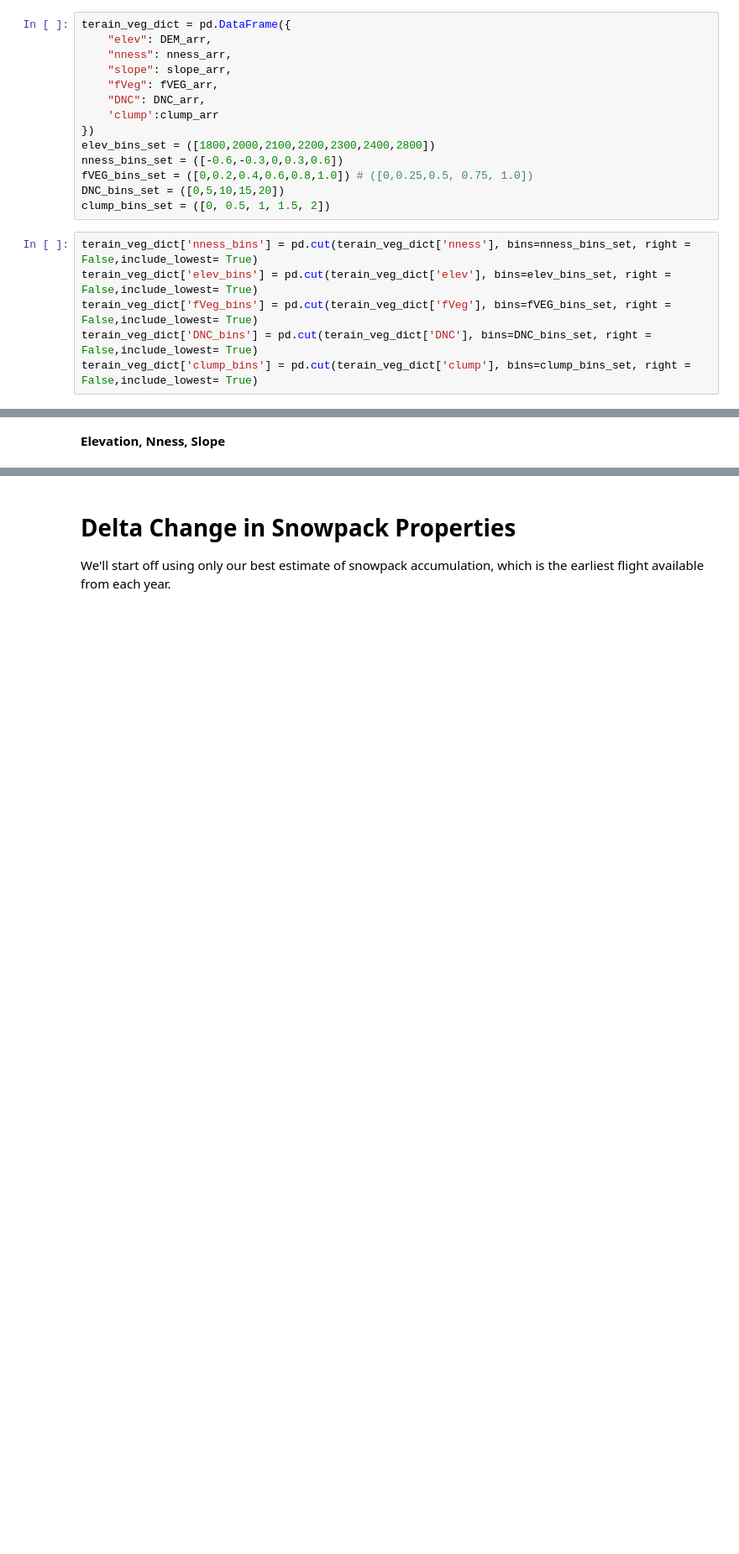
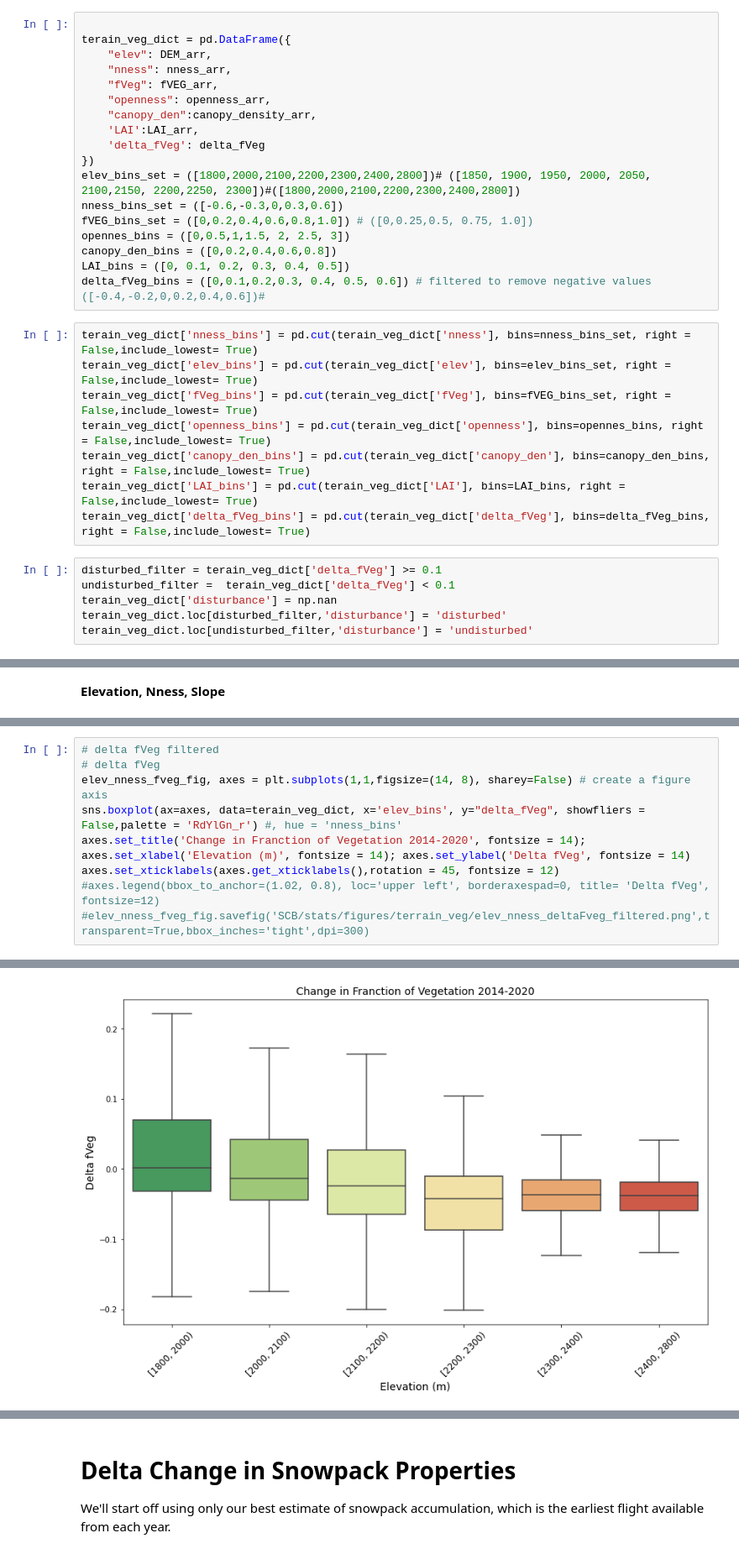
Before and after one commit to carapiske/PDAL_workflow, a Jupyter notebook: stats_workflow_SCB_NCALM.ipynb, the cells around one changed output, grey strips where cells are left out. Shown at 84% size. Saved outputs shown, nothing was run; the diff lists cells and outputs as text; blank space fills up the shorter version.

```diff
--- a/stats_workflow_SCB_NCALM.ipynb
+++ b/stats_workflow_SCB_NCALM.ipynb
@@ -73,25 +85,37 @@ clump_arr = raster_to_array('SCB/Sagehen_lidar/NCALM/NCALM_SCB_2014/veg_strata/v
 # %% [markdown]
 #### Define bins
 # %%
+
 terain_veg_dict = pd.DataFrame({
     "elev": DEM_arr,
     "nness": nness_arr,
-    "slope": slope_arr,
     "fVeg": fVEG_arr,
-    "DNC": DNC_arr,
-    'clump':clump_arr
+    "openness": openness_arr,
+    "canopy_den":canopy_density_arr,
+    'LAI':LAI_arr,
+    'delta_fVeg': delta_fVeg
 })
-elev_bins_set = ([1800,2000,2100,2200,2300,2400,2800])
+elev_bins_set = ([1800,2000,2100,2200,2300,2400,2800])# ([1850, 1900, 1950, 2000, 2050, 2100,2150, 2200,2250, 2300])#([1800,2000,2100,2200,2300,2400,2800])
 nness_bins_set = ([-0.6,-0.3,0,0.3,0.6])
 fVEG_bins_set = ([0,0.2,0.4,0.6,0.8,1.0]) # ([0,0.25,0.5, 0.75, 1.0])
-DNC_bins_set = ([0,5,10,15,20])
-clump_bins_set = ([0, 0.5, 1, 1.5, 2])
+opennes_bins = ([0,0.5,1,1.5, 2, 2.5, 3])
+canopy_den_bins = ([0,0.2,0.4,0.6,0.8])
+LAI_bins = ([0, 0.1, 0.2, 0.3, 0.4, 0.5])
+delta_fVeg_bins = ([0,0.1,0.2,0.3, 0.4, 0.5, 0.6]) # filtered to remove negative values ([-0.4,-0.2,0,0.2,0.4,0.6])#
 # %%
 terain_veg_dict['nness_bins'] = pd.cut(terain_veg_dict['nness'], bins=nness_bins_set, right = False,include_lowest= True)
 terain_veg_dict['elev_bins'] = pd.cut(terain_veg_dict['elev'], bins=elev_bins_set, right = False,include_lowest= True)
 terain_veg_dict['fVeg_bins'] = pd.cut(terain_veg_dict['fVeg'], bins=fVEG_bins_set, right = False,include_lowest= True)
-terain_veg_dict['DNC_bins'] = pd.cut(terain_veg_dict['DNC'], bins=DNC_bins_set, right = False,include_lowest= True)
-terain_veg_dict['clump_bins'] = pd.cut(terain_veg_dict['clump'], bins=clump_bins_set, right = False,include_lowest= True)
+terain_veg_dict['openness_bins'] = pd.cut(terain_veg_dict['openness'], bins=opennes_bins, right = False,include_lowest= True)
+terain_veg_dict['canopy_den_bins'] = pd.cut(terain_veg_dict['canopy_den'], bins=canopy_den_bins, right = False,include_lowest= True)
+terain_veg_dict['LAI_bins'] = pd.cut(terain_veg_dict['LAI'], bins=LAI_bins, right = False,include_lowest= True)
+terain_veg_dict['delta_fVeg_bins'] = pd.cut(terain_veg_dict['delta_fVeg'], bins=delta_fVeg_bins, right = False,include_lowest= True)
+# %%
+disturbed_filter = terain_veg_dict['delta_fVeg'] >= 0.1
+undisturbed_filter =  terain_veg_dict['delta_fVeg'] < 0.1
+terain_veg_dict['disturbance'] = np.nan
+terain_veg_dict.loc[disturbed_filter,'disturbance'] = 'disturbed'
+terain_veg_dict.loc[undisturbed_filter,'disturbance'] = 'undisturbed'
 # %% [markdown]
 #### Plot
 # %%
@@ -140,0 +138,10 @@ plt.legend(bbox_to_anchor=(1.02, 0.55), loc='upper left', borderaxespad=0, title
+# %%
+# delta fVeg filtered
+# delta fVeg
+elev_nness_fveg_fig, axes = plt.subplots(1,1,figsize=(14, 8), sharey=False) # create a figure axis
+sns.boxplot(ax=axes, data=terain_veg_dict, x='elev_bins', y="delta_fVeg", showfliers = False,palette = 'RdYlGn_r') #, hue = 'nness_bins'
+axes.set_title('Change in Franction of Vegetation 2014-2020', fontsize = 14); axes.set_xlabel('Elevation (m)', fontsize = 14); axes.set_ylabel('Delta fVeg', fontsize = 14)
+axes.set_xticklabels(axes.get_xticklabels(),rotation = 45, fontsize = 12)
+#axes.legend(bbox_to_anchor=(1.02, 0.8), loc='upper left', borderaxespad=0, title= 'Delta fVeg', fontsize=12)
+#elev_nness_fveg_fig.savefig('SCB/stats/figures/terrain_veg/elev_nness_deltaFveg_filtered.png',transparent=True,bbox_inches='tight',dpi=300)
+# %% [output]
@@ -140,0 +154 @@ plt.legend(bbox_to_anchor=(1.02, 0.55), loc='upper left', borderaxespad=0, title
+[figure, added]
```
Also changed, not shown: parts of 132 cells of this notebook, 17 other files.
